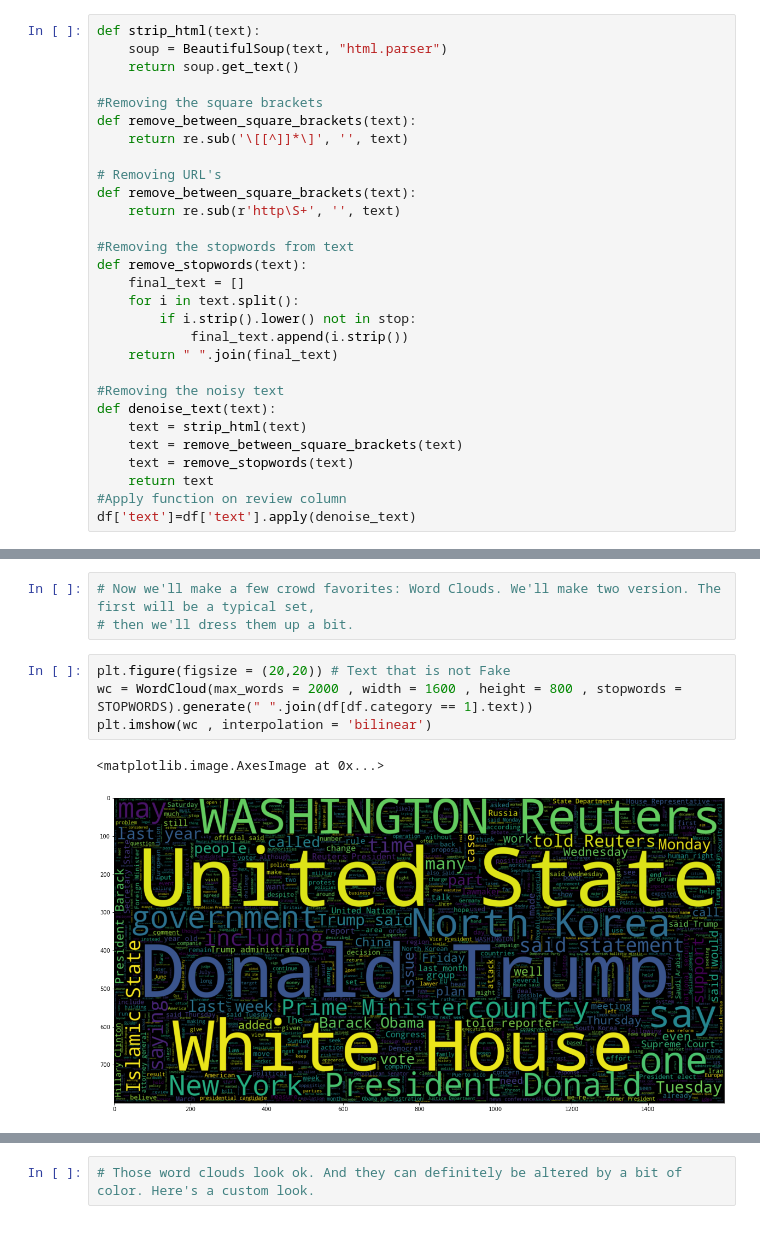
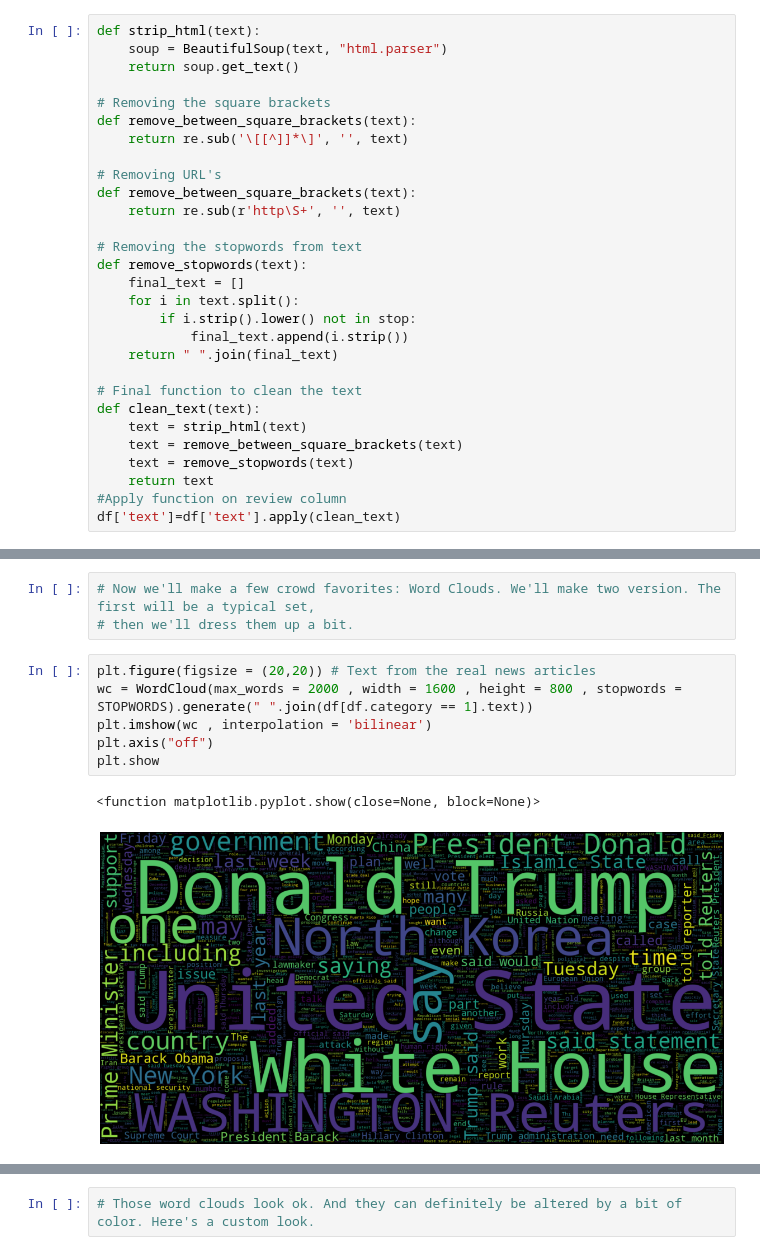
Before and after one commit to chasethompson/fake-news-nlp, a Jupyter notebook: Untitled.ipynb, the cells around one changed output, grey strips where cells are left out. Saved outputs shown, nothing was run; the diff lists cells and outputs as text.

Commit message:
updated the text cleaning functions

```diff
--- a/Untitled.ipynb
+++ b/Untitled.ipynb
@@ -212,7 +236,7 @@ def strip_html(text):
     soup = BeautifulSoup(text, "html.parser")
     return soup.get_text()
 
-#Removing the square brackets
+# Removing the square brackets
 def remove_between_square_brackets(text):
     return re.sub('\[[^]]*\]', '', text)
 
@@ -220,7 +244,7 @@ def remove_between_square_brackets(text):
 def remove_between_square_brackets(text):
     return re.sub(r'http\S+', '', text)
 
-#Removing the stopwords from text
+# Removing the stopwords from text
 def remove_stopwords(text):
     final_text = []
     for i in text.split():
@@ -228,14 +252,14 @@ def remove_stopwords(text):
             final_text.append(i.strip())
     return " ".join(final_text)
 
-#Removing the noisy text
-def denoise_text(text):
+# Final function to clean the text
+def clean_text(text):
     text = strip_html(text)
     text = remove_between_square_brackets(text)
     text = remove_stopwords(text)
     return text
 #Apply function on review column
-df['text']=df['text'].apply(denoise_text)
+df['text']=df['text'].apply(clean_text)
 # %%
 df.head()
 # %% [output]
@@ -249,10 +273,12 @@ df.head()
 # Now we'll make a few crowd favorites: Word Clouds. We'll make two version. The first will be a typical set,
 # then we'll dress them up a bit.
 # %%
-plt.figure(figsize = (20,20)) # Text that is not Fake
+plt.figure(figsize = (20,20)) # Text from the real news articles
 wc = WordCloud(max_words = 2000 , width = 1600 , height = 800 , stopwords = STOPWORDS).generate(" ".join(df[df.category == 1].text))
 plt.imshow(wc , interpolation = 'bilinear')
+plt.axis("off")
+plt.show
 # %% [output]
-<matplotlib.image.AxesImage at 0x...>
+<function matplotlib.pyplot.show(close=None, block=None)>
-[figure, old version]
+[figure, new version]
 # %%
```
Also changed, not shown: parts of 12 cells of this notebook.
